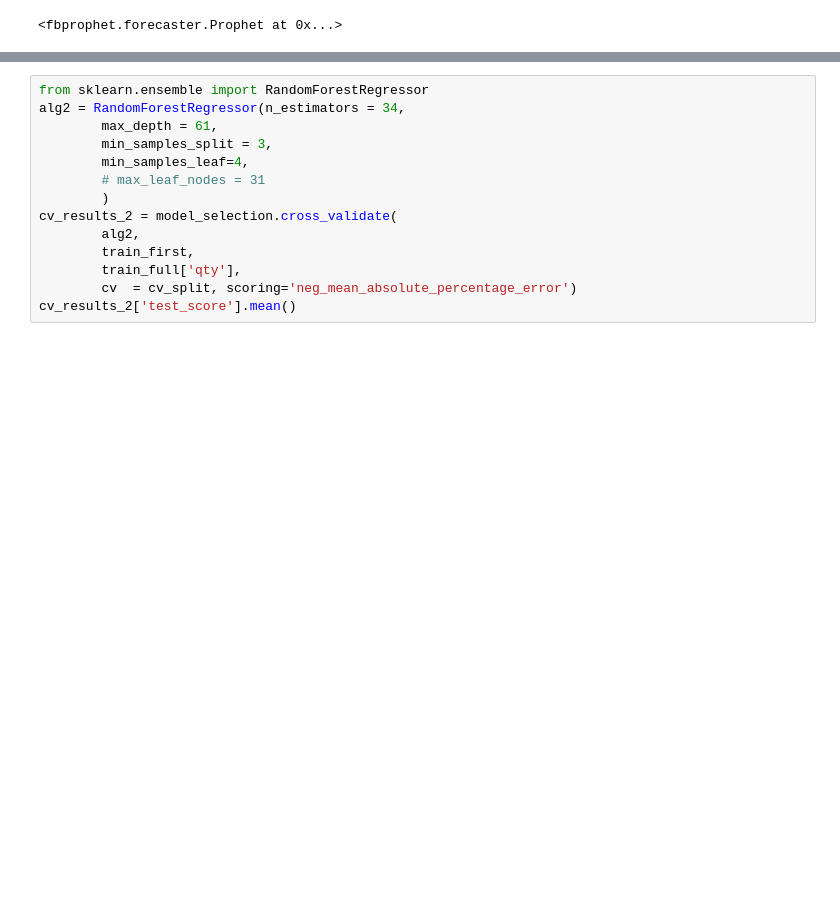
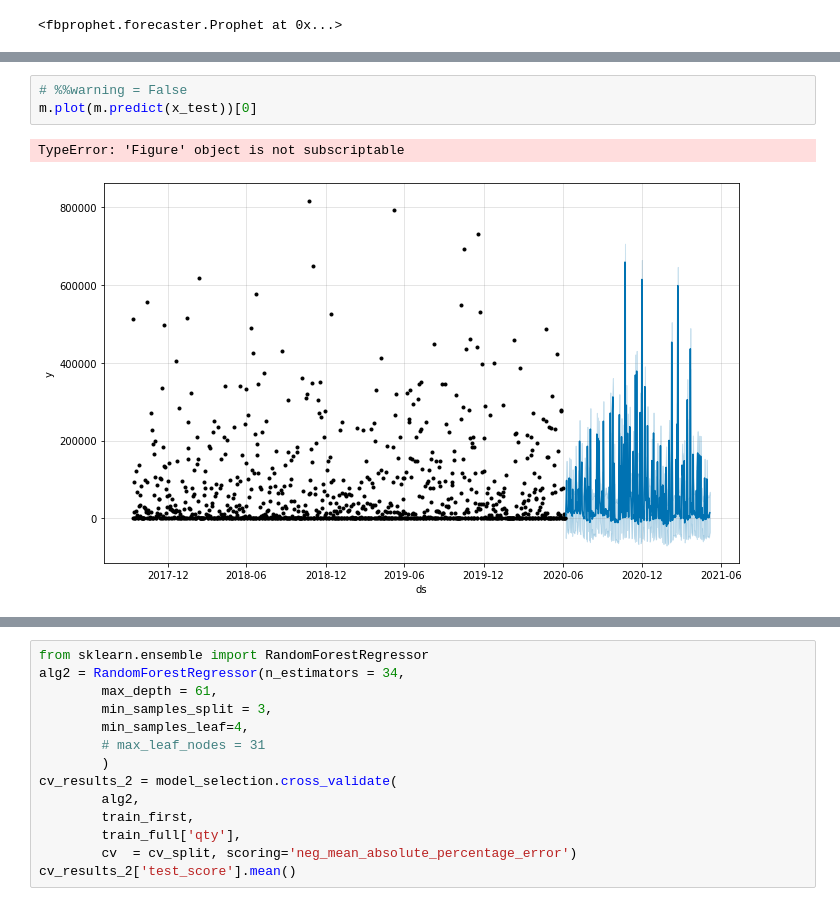
Before and after one commit to fyenne/play3_timeseries, a Jupyter notebook: hpi_out.ipynb, the cells around one changed output, grey strips where cells are left out. Drawn from its saved outputs; the diff is of its cells as text; blank space fills up the shorter version.

```diff
--- a/hpi_out.ipynb
+++ b/hpi_out.ipynb
@@ -308,0 +325,6 @@ INFO:fbprophet:Disabling daily seasonality. Run prophet with daily_seasonality=T
+# %%
+# %%warning = False
+m.plot(m.predict(x_test))[0]
+# %% [output]
+TypeError: 'Figure' object is not subscriptable
+[figure, added]
```
Also changed, not shown: parts of 22 cells of this notebook.
